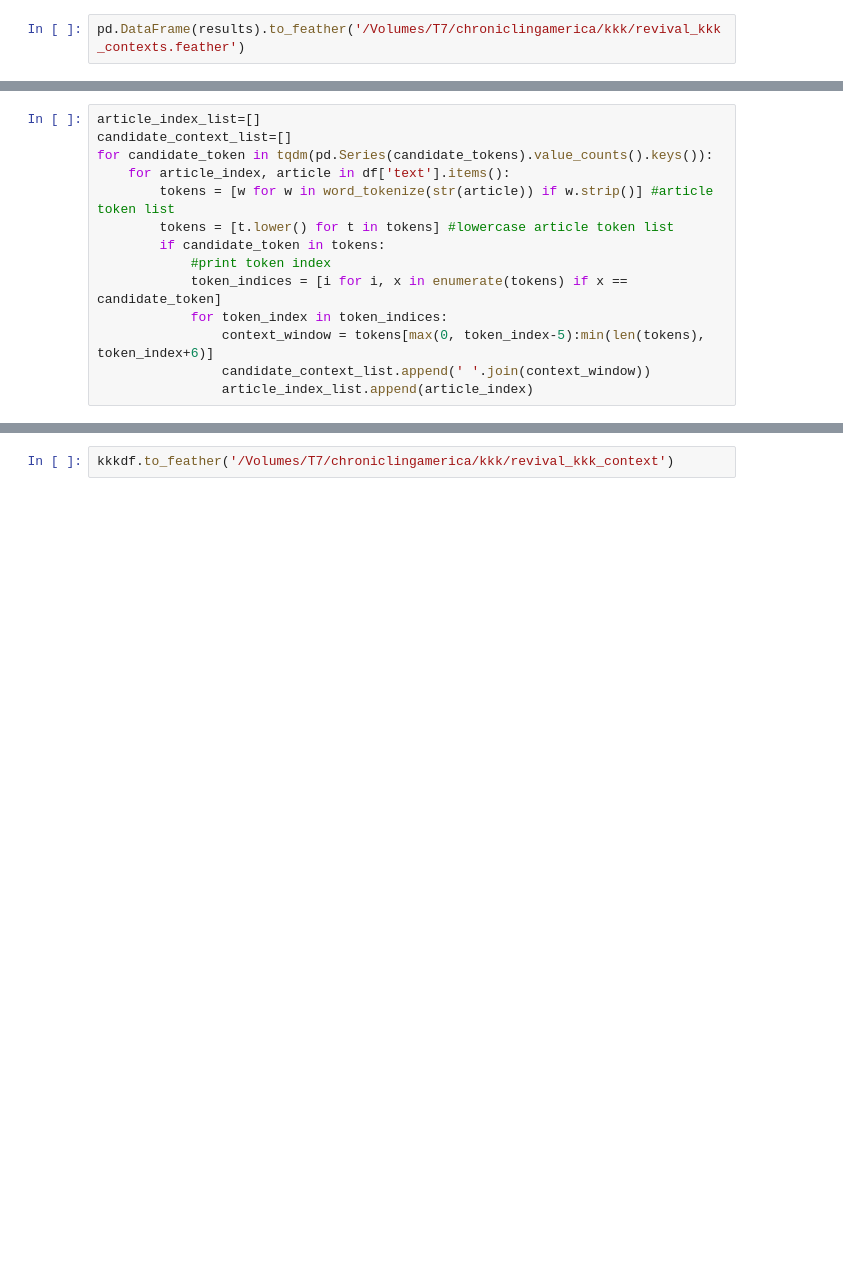
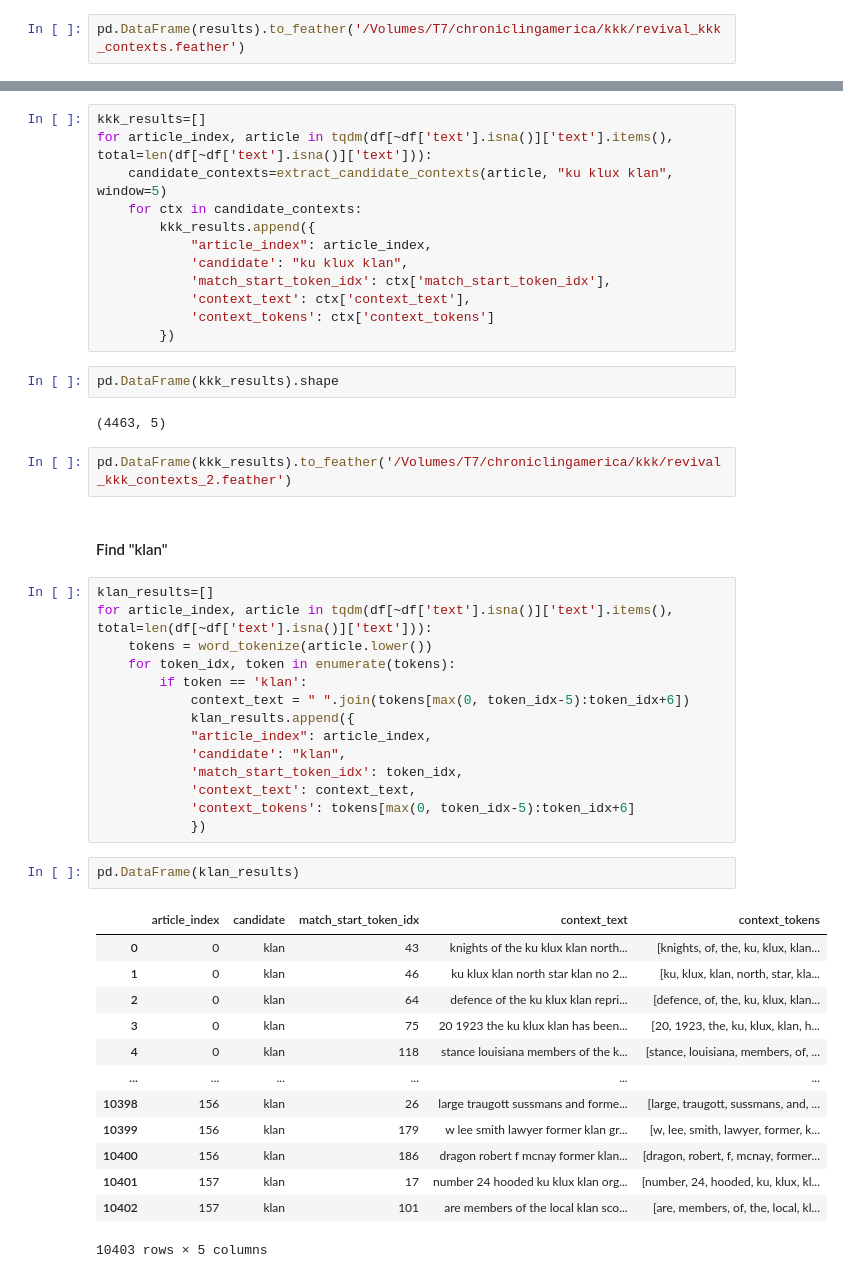
Before and after one commit to park-jay/kkk, a Jupyter notebook: nlp4dh/only-kkk/data-cleaning.ipynb, the cells around one changed output, grey strips where cells are left out. Cells and saved outputs as stored; diff of their text form; blank space fills up the shorter version.

```diff
--- a/nlp4dh/only-kkk/data-cleaning.ipynb
+++ b/nlp4dh/only-kkk/data-cleaning.ipynb
@@ -163,14 +112,0 @@ Index(['klan', 'klux', 'ku', 'kuklux', 'klans', 'kiux', 'klu', 'kian',
-# %%
-article_index_list=[]
-candidate_context_list=[]
-for candidate_token in tqdm(pd.Series(candidate_tokens).value_counts().keys()):
-    for article_index, article in df['text'].items():
-        tokens = [w for w in word_tokenize(str(article)) if w.strip()] #article token list
-        tokens = [t.lower() for t in tokens] #lowercase article token list
-        if candidate_token in tokens:
-            #print token index
-            token_indices = [i for i, x in enumerate(tokens) if x == candidate_token]
-            for token_index in token_indices:
-                context_window = tokens[max(0, token_index-5):min(len(tokens), token_index+6)]
-                candidate_context_list.append(' '.join(context_window))
-                article_index_list.append(article_index)
@@ -415,2 +115,50 @@ kkkdf
+# %%
+kkk_results=[]
+for article_index, article in tqdm(df[~df['text'].isna()]['text'].items(), total=len(df[~df['text'].isna()]['text'])):
+    candidate_contexts=extract_candidate_contexts(article, "ku klux klan", window=5)
+    for ctx in candidate_contexts:
+        kkk_results.append({
+            "article_index": article_index,
+            'candidate': "ku klux klan",
+            'match_start_token_idx': ctx['match_start_token_idx'],
+            'context_text': ctx['context_text'],
+            'context_tokens': ctx['context_tokens']
+        })
+# %%
+pd.DataFrame(kkk_results).shape
+# %% [output]
+(4463, 5)
 # %%
-kkkdf.to_feather('/Volumes/T7/chroniclingamerica/kkk/revival_kkk_context')
+pd.DataFrame(kkk_results).to_feather('/Volumes/T7/chroniclingamerica/kkk/revival_kkk_contexts_2.feather')
+# %% [markdown]
+#### Find "klan"
+# %%
+klan_results=[]
+for article_index, article in tqdm(df[~df['text'].isna()]['text'].items(), total=len(df[~df['text'].isna()]['text'])):
+    tokens = word_tokenize(article.lower())
+    for token_idx, token in enumerate(tokens):
+        if token == 'klan':
+            context_text = " ".join(tokens[max(0, token_idx-5):token_idx+6])
+            klan_results.append({
+            "article_index": article_index,
+            'candidate': "klan",
+            'match_start_token_idx': token_idx,
+            'context_text': context_text,
+            'context_tokens': tokens[max(0, token_idx-5):token_idx+6]
+            })
+# %%
+pd.DataFrame(klan_results)
+# %% [output]
+|  | article_index | candidate | match_start_token_idx | context_text | context_tokens |
+| 0 | 0 | klan | 43 | knights of the ku klux klan north... | [knights, of, the, ku, klux, klan... |
+| 1 | 0 | klan | 46 | ku klux klan north star klan no 2... | [ku, klux, klan, north, star, kla... |
+| 2 | 0 | klan | 64 | defence of the ku klux klan repri... | [defence, of, the, ku, klux, klan... |
+| 3 | 0 | klan | 75 | 20 1923 the ku klux klan has been... | [20, 1923, the, ku, klux, klan, h... |
+| 4 | 0 | klan | 118 | stance louisiana members of the k... | [stance, louisiana, members, of, ... |
+| ... | ... | ... | ... | ... | ... |
+| 10398 | 156 | klan | 26 | large traugott sussmans and forme... | [large, traugott, sussmans, and, ... |
+| 10399 | 156 | klan | 179 | w lee smith lawyer former klan gr... | [w, lee, smith, lawyer, former, k... |
+| 10400 | 156 | klan | 186 | dragon robert f mcnay former klan... | [dragon, robert, f, mcnay, former... |
+| 10401 | 157 | klan | 17 | number 24 hooded ku klux klan org... | [number, 24, hooded, ku, klux, kl... |
+| 10402 | 157 | klan | 101 | are members of the local klan sco... | [are, members, of, the, local, kl... |
+10403 rows × 5 columns
```
Also changed, not shown: parts of 26 cells of this notebook.
